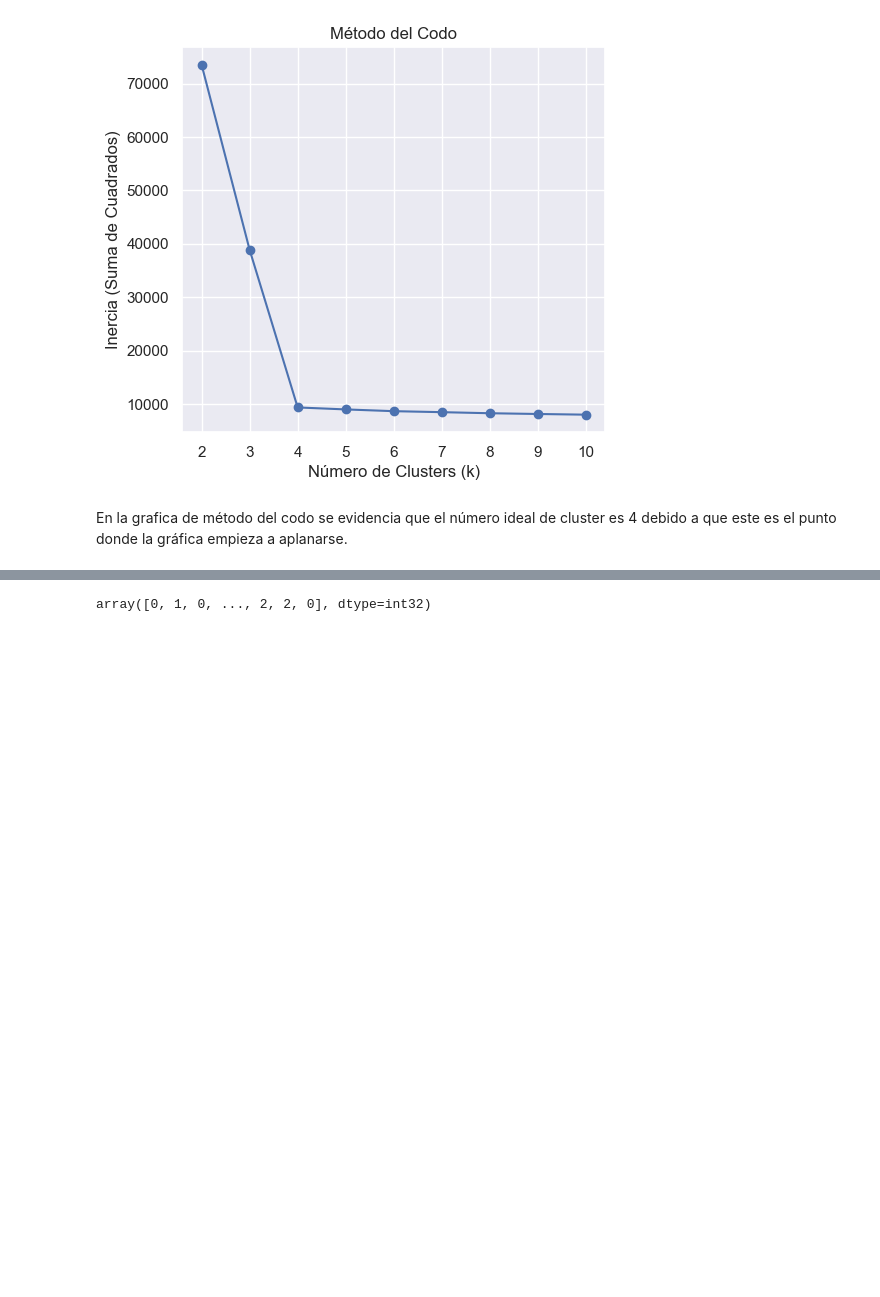
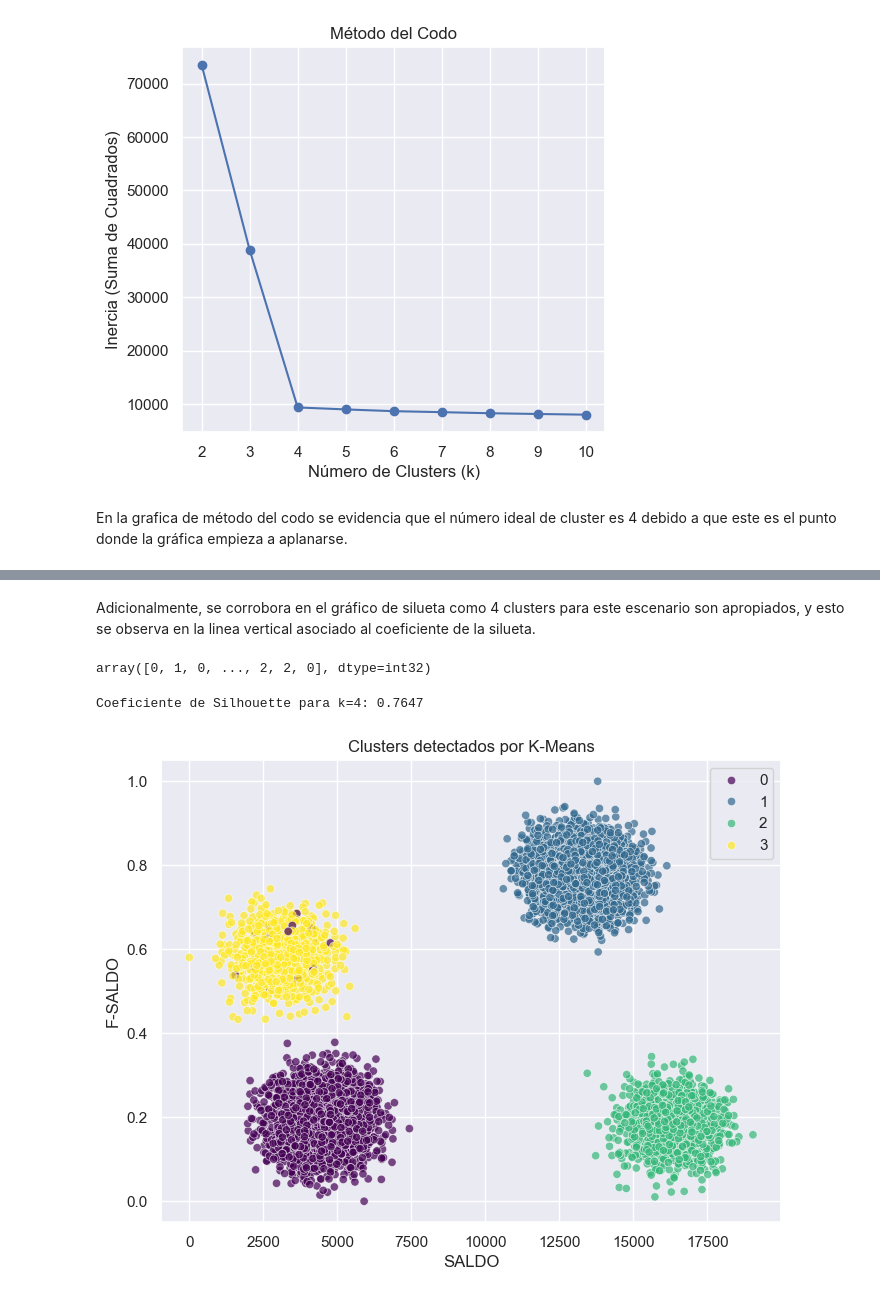
Before and after one commit to Jdpf28/Lab-2, a Jupyter notebook: lab2.ipynb, the cells around one changed output, grey strips where cells are left out. Saved outputs shown, nothing was run; the diff lists cells and outputs as text; code cells hidden in the pictures; blank space fills up the shorter version.

```diff
--- a/lab2.ipynb
+++ b/lab2.ipynb
@@ -331,3 +455,5 @@ En la grafica de método del codo se evidencia que el número ideal de cluster e
+# %% [markdown]
+Adicionalmente, se corrobora en el gráfico de silueta como 4 clusters para este escenario son apropiados, y esto se observa en la linea vertical asociado al coeficiente de la silueta.
 # %%
 kmeans = KMeans(n_clusters=4, random_state=42, n_init=10)
 # %%
@@ -336,3 +462,26 @@ res_kmeans = kmeans.fit(df_clustering)
 res_kmeans.labels_
 # %% [output]
 array([0, 1, 0, ..., 2, 2, 0], dtype=int32)
+# %%
+from sklearn.metrics import silhouette_score
+
+
+silhouette_avg = silhouette_score(df_scaled, res_kmeans.labels_)
+
+print(f"Coeficiente de Silhouette para k=4: {silhouette_avg:.4f}")
+# %% [output]
+Coeficiente de Silhouette para k=4: 0.7647
+# %%
+import matplotlib.pyplot as plt
+import seaborn as sns
+
+plt.figure(figsize=(8, 6))
+sns.scatterplot(x=df_clustering.iloc[:, 0], y=df_clustering.iloc[:, 1], hue=res_kmeans.labels_, palette="viridis", alpha=0.7)
+
+plt.title("Clusters detectados por K-Means")
+plt.xlabel("SALDO")
+plt.ylabel("F-SALDO")
+plt.legend()
+plt.show()
+# %% [output]
+[figure, added]
```
Also changed, not shown: parts of 39 cells of this notebook.
